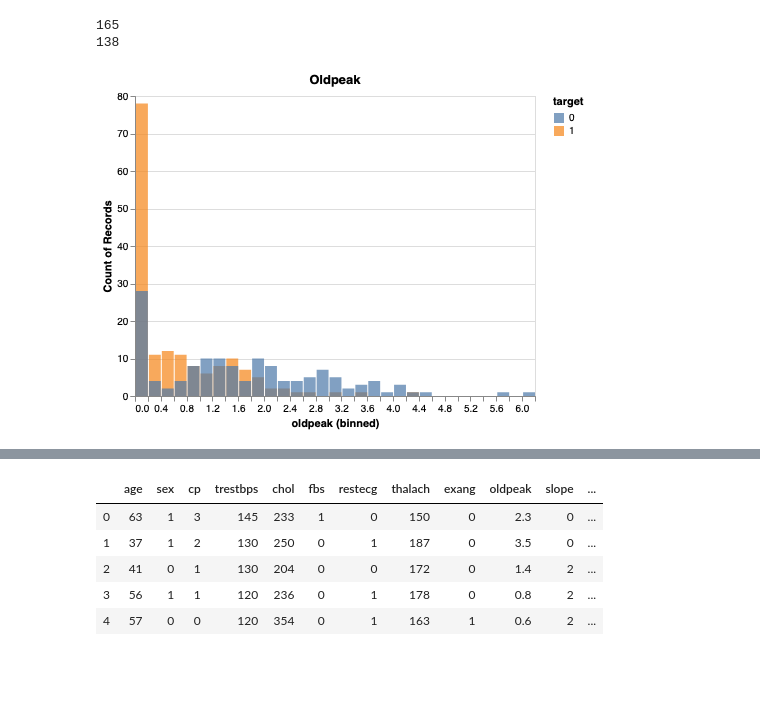
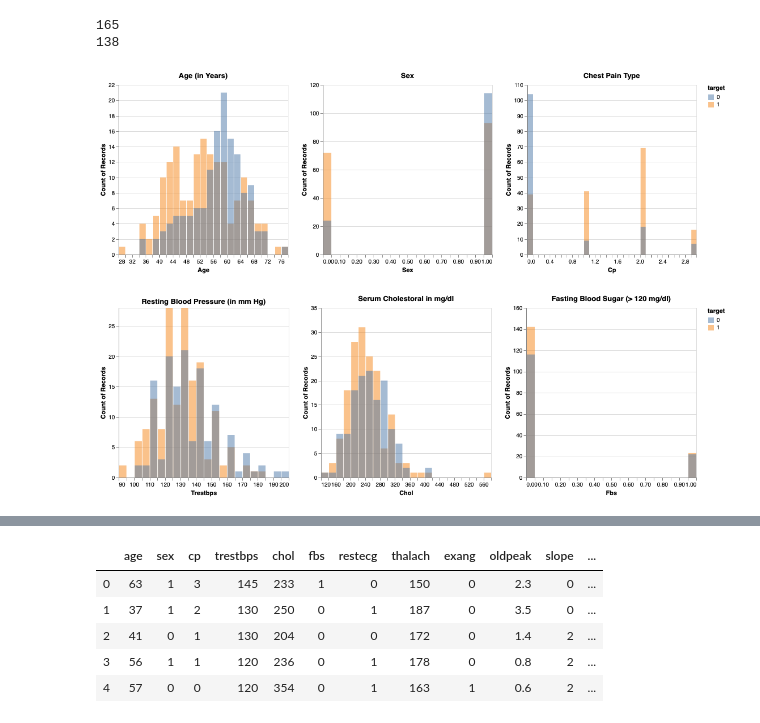
Before and after one commit to camadi/Heart-Disease-Prediction, a Jupyter notebook: Heart-Disease-Analysis.ipynb, the cells around one changed output, grey strips where cells are left out. Drawn from its saved outputs; the diff is of its cells as text; code cells hidden in the pictures; blank space fills up the shorter version.

Commit message:
Concatenation of plots

```diff
--- a/Heart-Disease-Analysis.ipynb
+++ b/Heart-Disease-Analysis.ipynb
@@ -206,15 +205,25 @@ print(len(heart[heart['target']==0]))
 # %%
 features = ['age', 'sex', 'cp', 'trestbps', 'chol', 'fbs', 'restecg', 'thalach',
        'exang', 'oldpeak', 'slope', 'ca', 'thal']
+
+titles = ['Age (in Years)', 'Sex', 'Chest Pain Type', 'Resting Blood Pressure (in mm Hg)', 'Serum Cholestoral in mg/dl',
+'Fasting Blood Sugar (> 120 mg/dl)', 'Resting Electrocardiographic Results', 'Maximum Heart Rate Achieved', 'Exercise Induced Angina',
+'ST Depression Induced by Exercise Relative to Rest', 'Slope of the Peak Exercise ST Segment', 'Number of Major Vessels', 'Thal']
+
 plots = []
 for feature in features:
     plot = alt.Chart(heart).mark_bar(
-        opacity=0.7).encode(
-        alt.X(feature, bin=alt.Bin(maxbins=50)),
+        opacity=0.5).encode(
+        alt.X(feature, bin=alt.Bin(maxbins=30), title = str.title(feature)),
         alt.Y('count()', stack=None),
         alt.Color('target:N')).properties(
-        title= str.title(feature))
+        title= (titles.pop(0)),
+        width = 300)
     plots.append(plot)
-plots[]
+plots[0]|plots[1]|plots[2]
 # %% [output]
-[figure, old version]
+[figure, new version]
+# %%
+plots[3]|plots[4]|plots[5]
+# %% [output]
+[figure, added]
```
Also changed, not shown: parts of 7 cells of this notebook.
